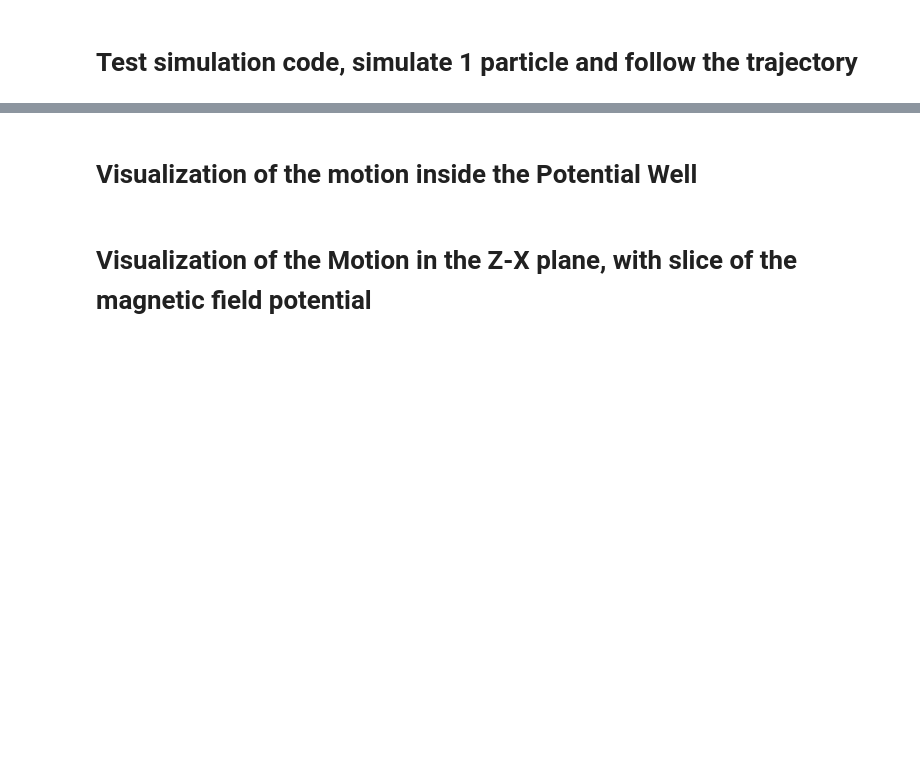
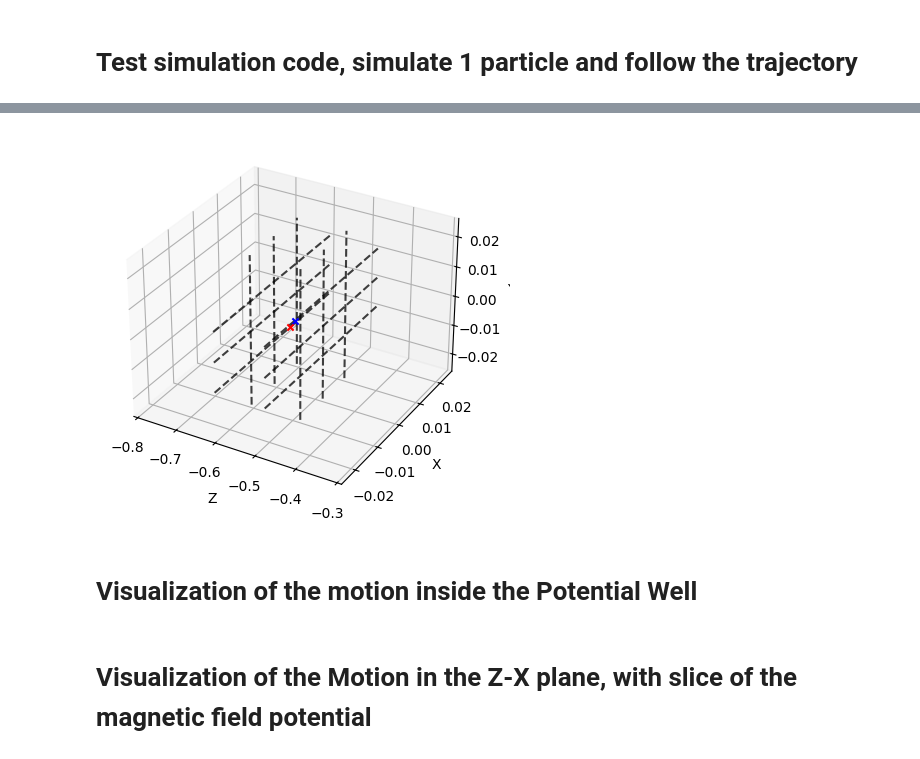
Before and after one commit to Adrianodelvincio/alphag_frequentist_analysis_2025, a Jupyter notebook: toy/Testing.ipynb, the cells around one changed output, grey strips where cells are left out. Cells and saved outputs as stored; diff of their text form; code cells hidden in the pictures; blank space fills up the shorter version.

```diff
--- a/toy/Testing.ipynb
+++ b/toy/Testing.ipynb
@@ -272,7 +275,7 @@ from UTILS import Gradient_Computation_1d, dB_seg
 
 bias = "0p0g"
 # %%
-data = np.genfromtxt(f"bfield_notebook/PreGravity_20mT_well_0g.csv",
+data = np.genfromtxt(f"Bfield_notebook/PreGravity_20mT_well_0p0g.csv",
                        delimiter = ",",
                        names = True,
                        filling_values=np.nan,
@@ -283,7 +286,7 @@ Uz = data["Total_potential_T__Bz_on_axis"]
 print(Z, Uz)
 Bfield_20mT_pregravity = CubicSpline(Z, Uz)
 
-data = np.genfromtxt(f"bfield_notebook/GravityRelease_17mT_well_{bias}.csv",
+data = np.genfromtxt(f"Bfield_notebook/GravityRelease_17mT_well_{bias}.csv",
                        delimiter = ",",
                        names = True,
                        filling_values=np.nan,
@@ -294,7 +297,7 @@ Uz = data["Total_potential_T__Bz_on_axis"]
 print(Z, Uz)
 Bfield_17mT = CubicSpline(Z, Uz)
 
-data = np.genfromtxt(f"bfield_notebook/GravityRelease_5mT_well_{bias}.csv",
+data = np.genfromtxt(f"Bfield_notebook/GravityRelease_5mT_well_{bias}.csv",
                        delimiter = ",",
                        names = True,
                        filling_values=np.nan,
@@ -305,7 +308,7 @@ Uz = data["Total_potential_T__Bz_on_axis"]
 print(Z, Uz)
 Bfield_5mT = CubicSpline(Z, Uz)
 
-data = np.genfromtxt(f"bfield_notebook/GravityRelease_2p5mT_well_{bias}.csv",
+data = np.genfromtxt(f"Bfield_notebook/GravityRelease_2p5mT_well_{bias}.csv",
                        delimiter = ",",
                        names = True,
                        filling_values=np.nan,
@@ -477,7 +496,7 @@ Vxv = []
 Vyv = []
 Vzv = []
 
-for frame in range(0,int(10/dt)):
+for frame in range(0,int(0.11/dt)):
 
     seg_id   = 1   # plateau
     Tloc     = 0.0
@@ -523,41 +580,43 @@ def grid_plotter(zc, height):
     ax.plot(xx, yy, zz, linestyle = "--", color = "black", alpha = 0.75)
     ax.plot(xx, zz, yy, linestyle = "--", color = "black", alpha = .75)
 # %%
-%matplotlib widget
+#%matplotlib widget
 
 import matplotlib.pyplot as plt
 from mpl_toolkits.mplot3d import Axes3D
 import numpy as np
 
 start = 0
-end = 8000
+end = 2
 
 fig = plt.figure()
 ax = fig.add_subplot(111, projection='3d')
 
 # plot starting point
 ax.scatter(Zv[start], Xv[start], Yv[start], color = "blue", marker = "x")
 # plot ending point
 ax.scatter(Zv[end], Xv[end], Yv[end], color = "red", marker = "x")
 # plot the trajectory
 ax.plot(Zv[:end], Xv[:end], Yv[:end])
 
 height = np.linspace(-0.02/2, 0.02/2, 3)
 
 for h in height:
     grid_plotter(CONSTANTS.Zmin, h)
     grid_plotter(CONSTANTS.Zmax, h)
 
 
 ax.set_xlim(-0.800, -0.300) # X axis -> Z variable
 ax.set_ylim(-0.0250/1, +0.0250/1) # Y axis -> X variable
 ax.set_zlim(-0.0250/1, +0.0250/1) # Z axis -> Y variable
 
 ax.set_xlabel("Z")
 ax.set_ylabel("X")
 ax.set_zlabel("Y")
 
 plt.show()
+# %% [output]
+[figure, added]
 # %% [markdown]
 # Visualization of the motion inside the Potential Well
 # %%
```
Also changed, not shown: parts of 21 cells of this notebook, 7 other files.
